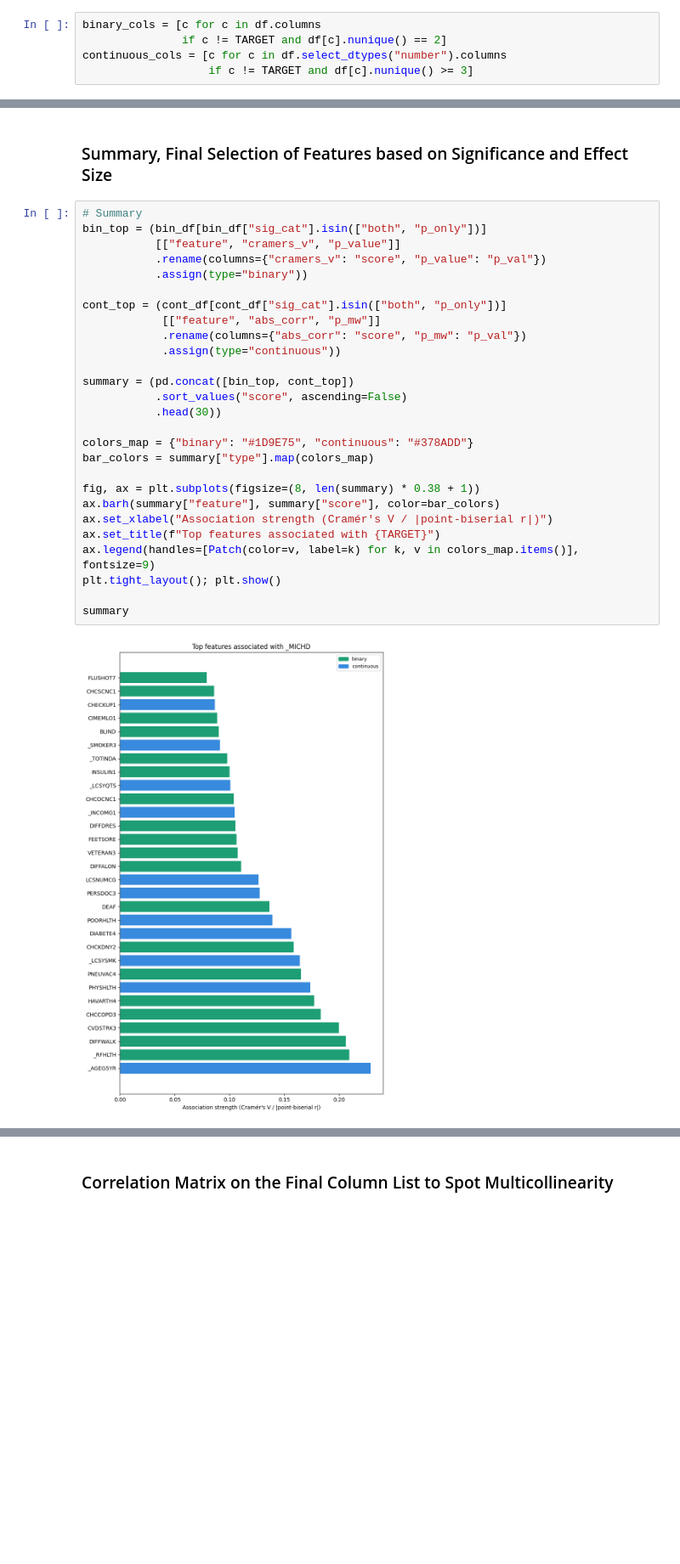
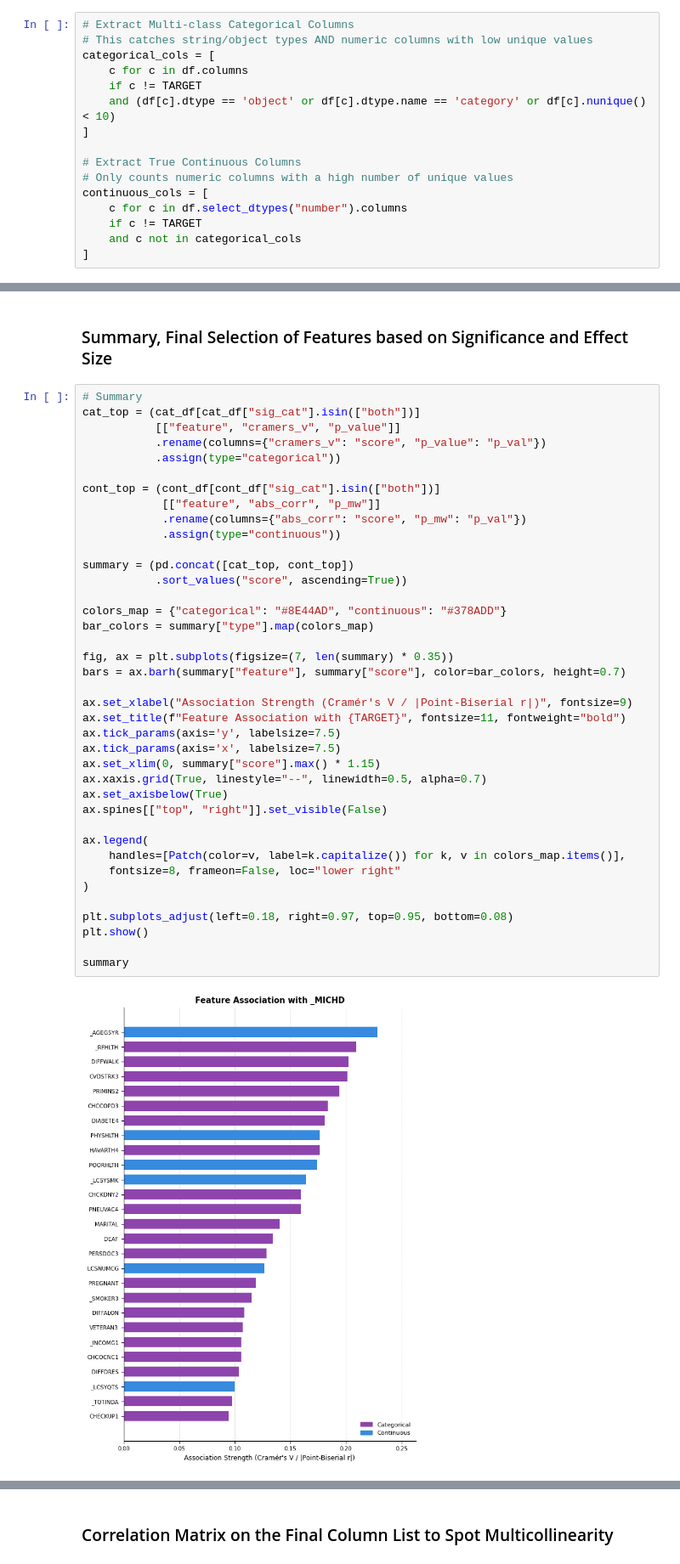
Before and after one commit to mfebus/predicting-myocardial-infarction, a Jupyter notebook: notebook/2. Exploratory Data Analysis.ipynb, the cells around one changed output, grey strips where cells are left out. Shown at 85% size. Cells and saved outputs as stored; diff of their text form; blank space fills up the shorter version.

```diff
--- a/notebook/2. Exploratory Data Analysis.ipynb
+++ b/notebook/2. Exploratory Data Analysis.ipynb
@@ -65,9 +64,20 @@ P_THRESHOLD = 0.05
 CV_THRESHOLD = 0.09 #binary
 CORR_THRESHOLD = 0.1 #continuous
 # %%
-binary_cols = [c for c in df.columns
-               if c != TARGET and df[c].nunique() == 2]
-continuous_cols = [c for c in df.select_dtypes("number").columns
-                   if c != TARGET and df[c].nunique() >= 3]
+# Extract Multi-class Categorical Columns
+# This catches string/object types AND numeric columns with low unique values
+categorical_cols = [
+    c for c in df.columns
+    if c != TARGET
+    and (df[c].dtype == 'object' or df[c].dtype.name == 'category' or df[c].nunique() < 10)
+]
+
+# Extract True Continuous Columns
+# Only counts numeric columns with a high number of unique values
+continuous_cols = [
+    c for c in df.select_dtypes("number").columns
+    if c != TARGET
+    and c not in categorical_cols
+]
 # %%
 print(f"Number of all columns: {len(df.columns)}")
@@ -313,31 +326,43 @@ cont_df
 ### Summary, Final Selection of Features based on Significance and Effect Size
 # %%
 # Summary
-bin_top = (bin_df[bin_df["sig_cat"].isin(["both", "p_only"])]
+cat_top = (cat_df[cat_df["sig_cat"].isin(["both"])]
            [["feature", "cramers_v", "p_value"]]
            .rename(columns={"cramers_v": "score", "p_value": "p_val"})
-           .assign(type="binary"))
+           .assign(type="categorical"))
 
-cont_top = (cont_df[cont_df["sig_cat"].isin(["both", "p_only"])]
+cont_top = (cont_df[cont_df["sig_cat"].isin(["both"])]
             [["feature", "abs_corr", "p_mw"]]
             .rename(columns={"abs_corr": "score", "p_mw": "p_val"})
             .assign(type="continuous"))
 
-summary = (pd.concat([bin_top, cont_top])
-           .sort_values("score", ascending=False)
-           .head(30))
+summary = (pd.concat([cat_top, cont_top])
+           .sort_values("score", ascending=True))
 
-colors_map = {"binary": "#1D9E75", "continuous": "#378ADD"}
+colors_map = {"categorical": "#8E44AD", "continuous": "#378ADD"}
 bar_colors = summary["type"].map(colors_map)
 
-fig, ax = plt.subplots(figsize=(8, len(summary) * 0.38 + 1))
-ax.barh(summary["feature"], summary["score"], color=bar_colors)
-ax.set_xlabel("Association strength (Cramér's V / |point-biserial r|)")
-ax.set_title(f"Top features associated with {TARGET}")
-ax.legend(handles=[Patch(color=v, label=k) for k, v in colors_map.items()], fontsize=9)
-plt.tight_layout(); plt.show()
+fig, ax = plt.subplots(figsize=(7, len(summary) * 0.35))
+bars = ax.barh(summary["feature"], summary["score"], color=bar_colors, height=0.7)
+
+ax.set_xlabel("Association Strength (Cramér's V / |Point-Biserial r|)", fontsize=9)
+ax.set_title(f"Feature Association with {TARGET}", fontsize=11, fontweight="bold")
+ax.tick_params(axis='y', labelsize=7.5)
+ax.tick_params(axis='x', labelsize=7.5)
+ax.set_xlim(0, summary["score"].max() * 1.15)
+ax.xaxis.grid(True, linestyle="--", linewidth=0.5, alpha=0.7)
+ax.set_axisbelow(True)
+ax.spines[["top", "right"]].set_visible(False)
+
+ax.legend(
+    handles=[Patch(color=v, label=k.capitalize()) for k, v in colors_map.items()],
+    fontsize=8, frameon=False, loc="lower right"
+)
+
+plt.subplots_adjust(left=0.18, right=0.97, top=0.95, bottom=0.08)
+plt.show()
 
 summary
 # %% [output]
-[figure, old version]
+[figure, new version]
 |  | feature | score | p_val | type |
```
Also changed, not shown: parts of 17 cells of this notebook, 1 other file.
